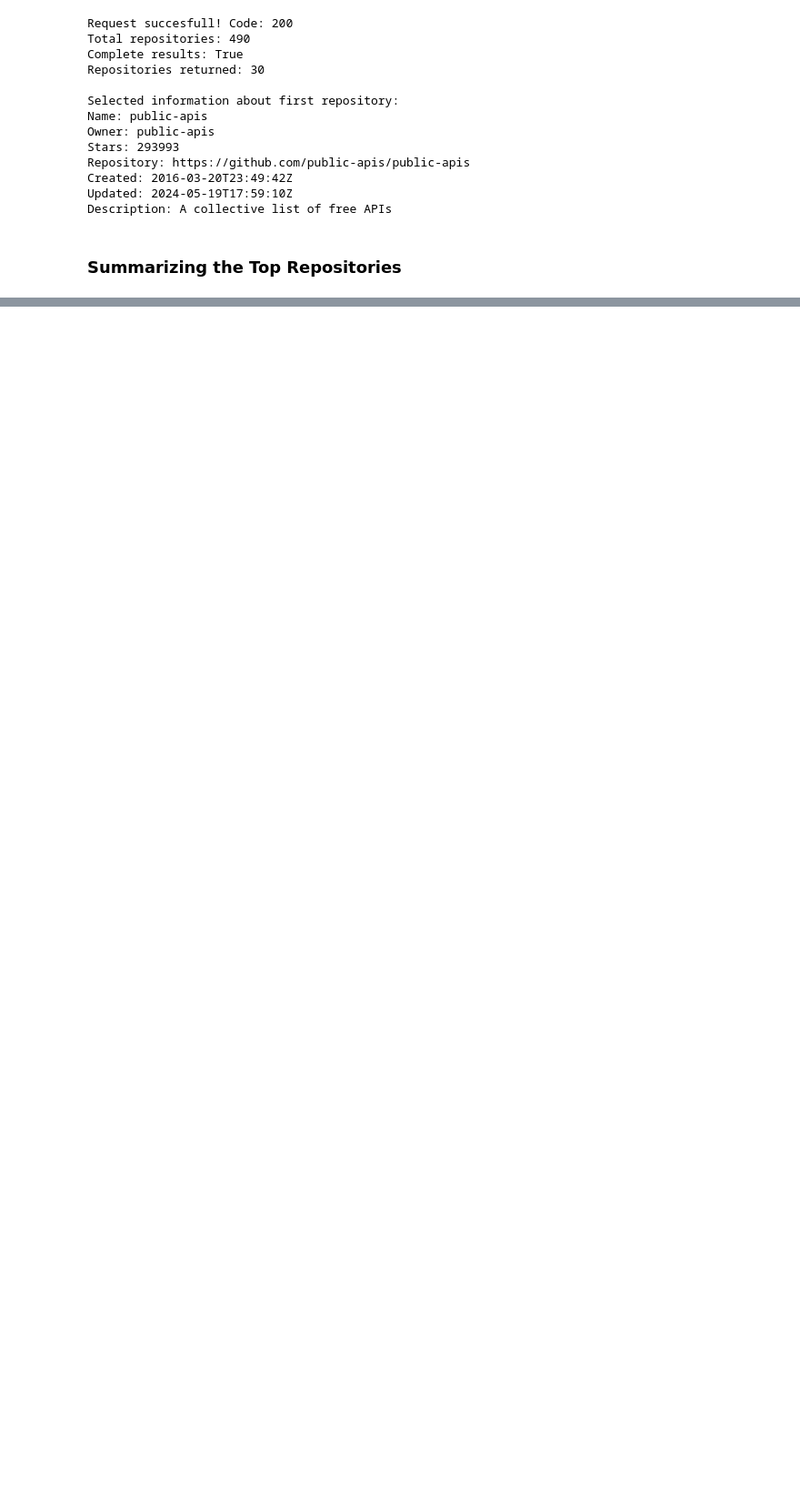
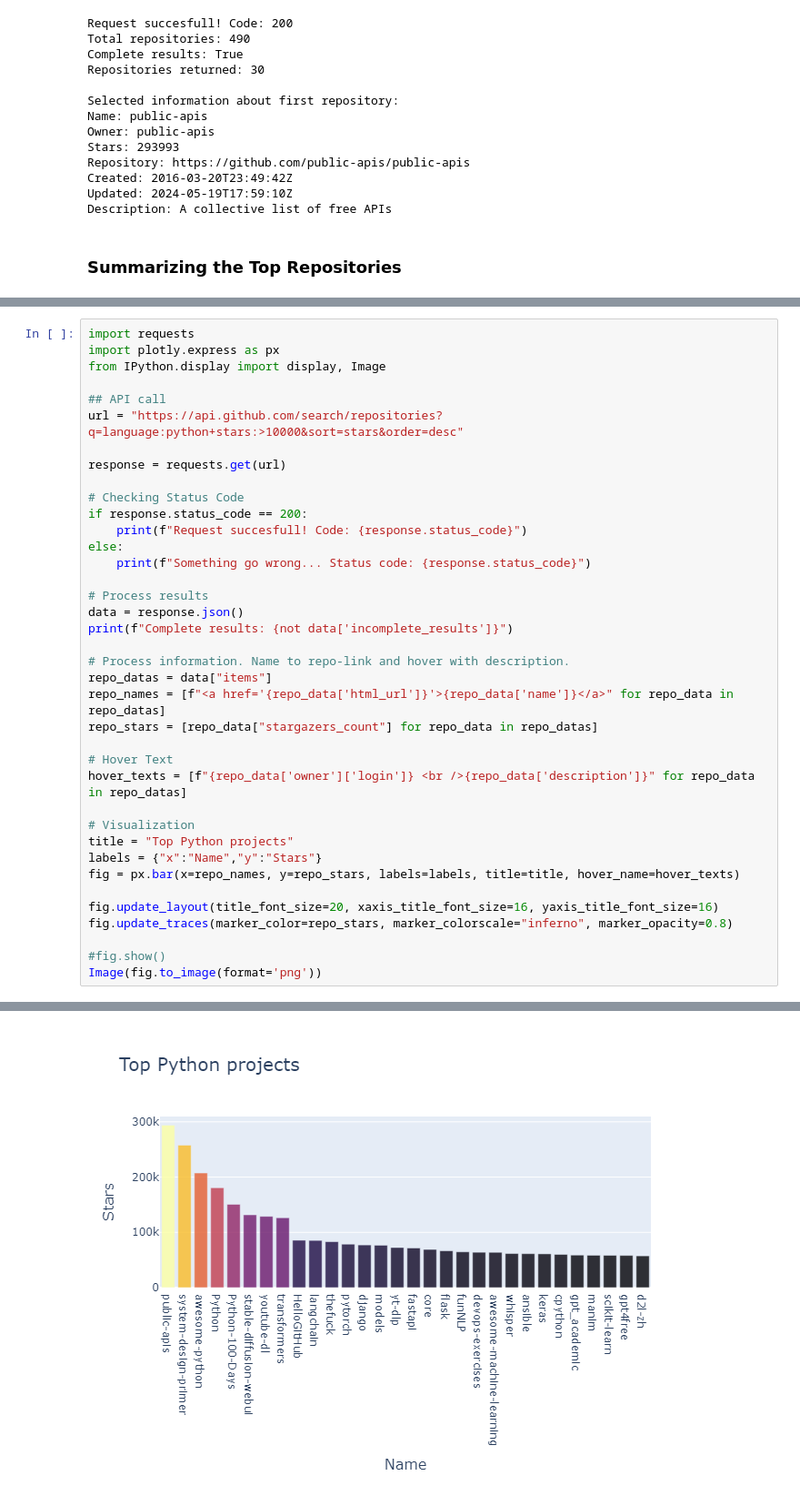
Before and after one commit to almanzanas/DataAnalystsJourney, a Jupyter notebook: data_visualization/working_with_apis.ipynb, the cells around one changed output, grey strips where cells are left out. Shown at 91% size. Saved outputs shown, nothing was run; the diff lists cells and outputs as text; blank space fills up the shorter version.

```diff
--- a/data_visualization/working_with_apis.ipynb
+++ b/data_visualization/working_with_apis.ipynb
@@ -116,0 +171,39 @@ Description: A collective list of free APIs
+# %%
+import requests
+import plotly.express as px
+from IPython.display import display, Image
+
+## API call
+url = "https://api.github.com/search/repositories?q=language:python+stars:>10000&sort=stars&order=desc"
+
+response = requests.get(url)
+
+# Checking Status Code
+if response.status_code == 200:
+    print(f"Request succesfull! Code: {response.status_code}")
+else:
+    print(f"Something go wrong... Status code: {response.status_code}")
+
+# Process results
+data = response.json()
+print(f"Complete results: {not data['incomplete_results']}")
+
+# Process information. Name to repo-link and hover with description.
+repo_datas = data["items"]
+repo_names = [f"<a href='{repo_data['html_url']}'>{repo_data['name']}</a>" for repo_data in repo_datas]
+repo_stars = [repo_data["stargazers_count"] for repo_data in repo_datas]
+
+# Hover Text
+hover_texts = [f"{repo_data['owner']['login']} <br />{repo_data['description']}" for repo_data in repo_datas]
+
+# Visualization
+title = "Top Python projects"
+labels = {"x":"Name","y":"Stars"}
+fig = px.bar(x=repo_names, y=repo_stars, labels=labels, title=title, hover_name=hover_texts)
+
+fig.update_layout(title_font_size=20, xaxis_title_font_size=16, yaxis_title_font_size=16)
+fig.update_traces(marker_color=repo_stars, marker_colorscale="inferno", marker_opacity=0.8)
+
+#fig.show()
+Image(fig.to_image(format='png'))
+# %% [output]
@@ -116,0 +212 @@ Description: A collective list of free APIs
+[figure, added]
```
Also changed, not shown: parts of 6 cells of this notebook.
